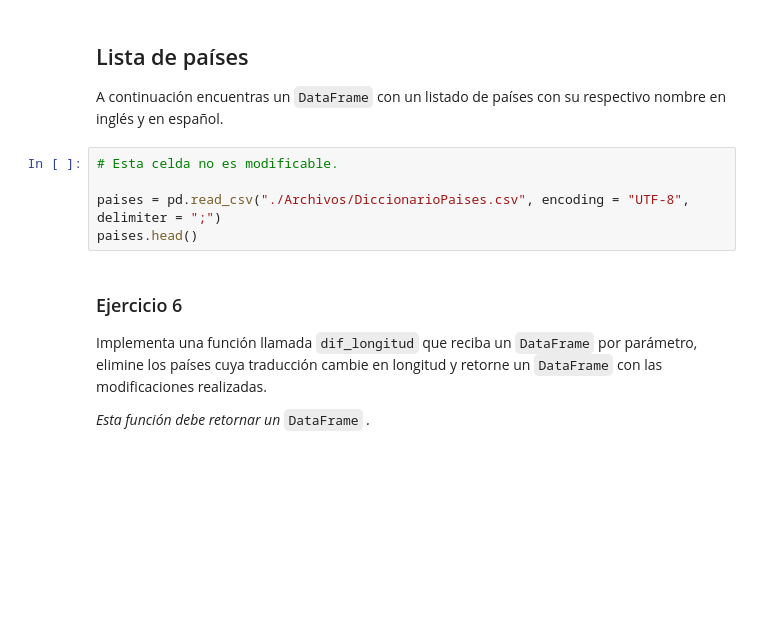
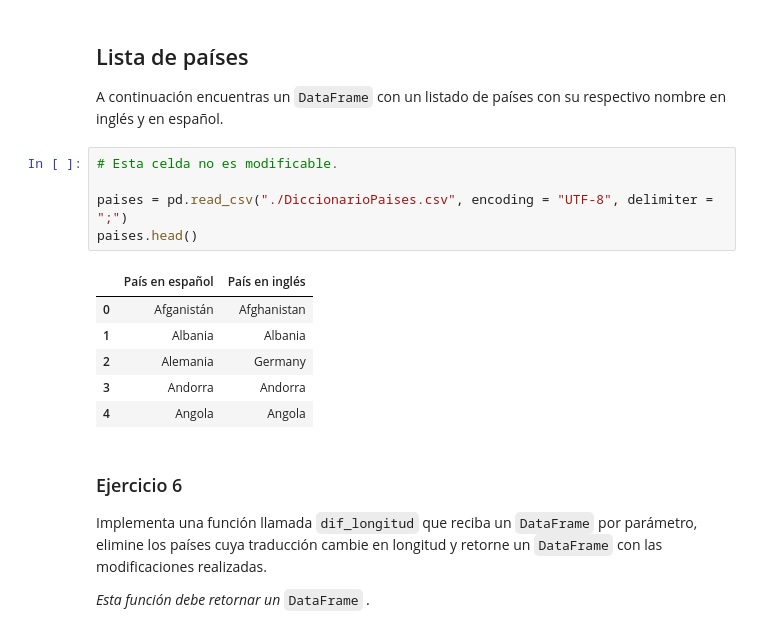
Before and after one commit to EstebanKR/ELECTIVA-PROFESIONAL-IIIE, a Jupyter notebook: Semana3/Taller libreria para menejo de datos/TALLER_Librerias_para_manejo_de_datos.ipynb, the cells around one changed output. Cells and saved outputs as stored; diff of their text form; blank space fills up the shorter version.

```diff
--- a/Semana3/Taller libreria para menejo de datos/TALLER_Librerias_para_manejo_de_datos.ipynb
+++ b/Semana3/Taller libreria para menejo de datos/TALLER_Librerias_para_manejo_de_datos.ipynb
@@ -397,8 +403,15 @@ A continuación encuentras un `DataFrame` con un listado de países con su respe
 # %%
 # Esta celda no es modificable.
 
-paises = pd.read_csv("./Archivos/DiccionarioPaises.csv", encoding = "UTF-8", delimiter = ";")
+paises = pd.read_csv("./DiccionarioPaises.csv", encoding = "UTF-8", delimiter = ";")
 paises.head()
+# %% [output]
+|  | País en español | País en inglés |
+| 0 | Afganistán | Afghanistan |
+| 1 | Albania | Albania |
+| 2 | Alemania | Germany |
+| 3 | Andorra | Andorra |
+| 4 | Angola | Angola |
 # %% [markdown]
 ### Ejercicio 6
 
```
Also changed, not shown: parts of 12 cells of this notebook.
